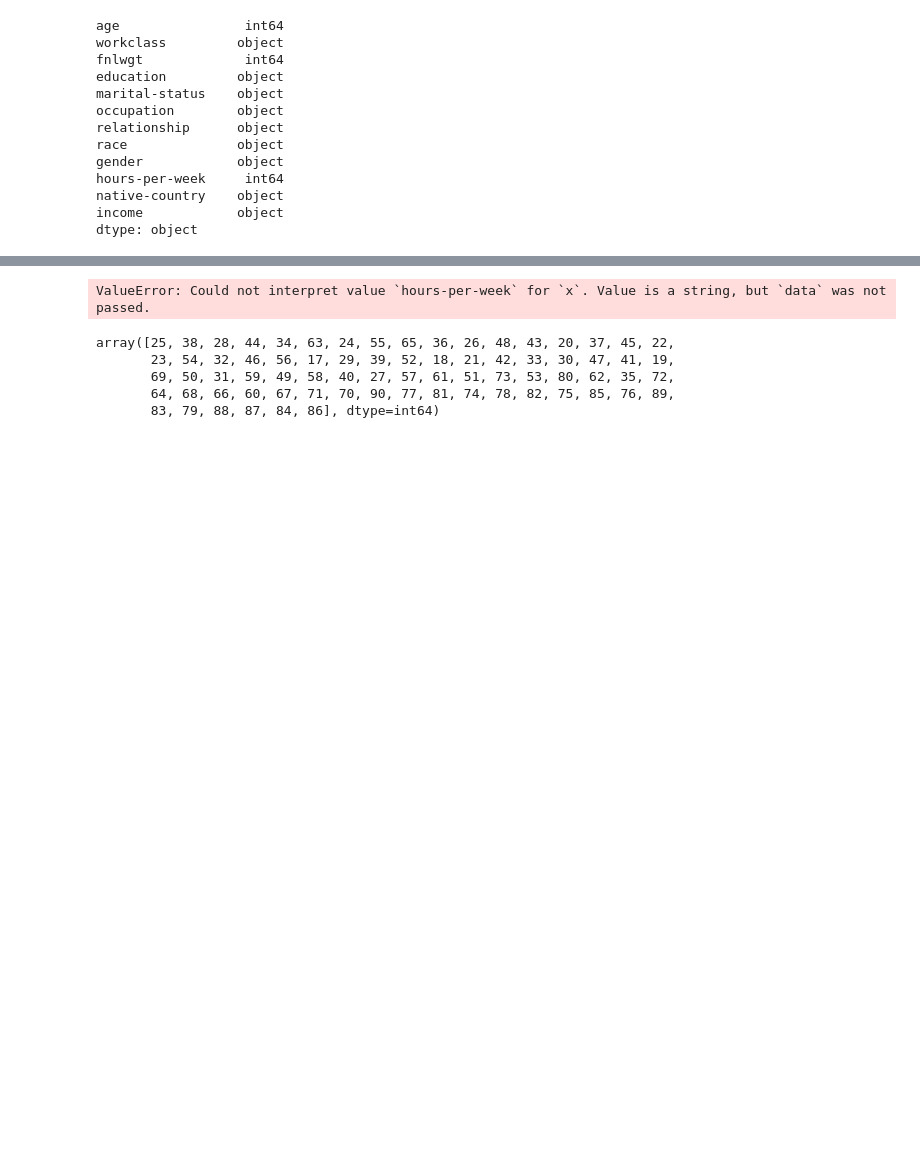
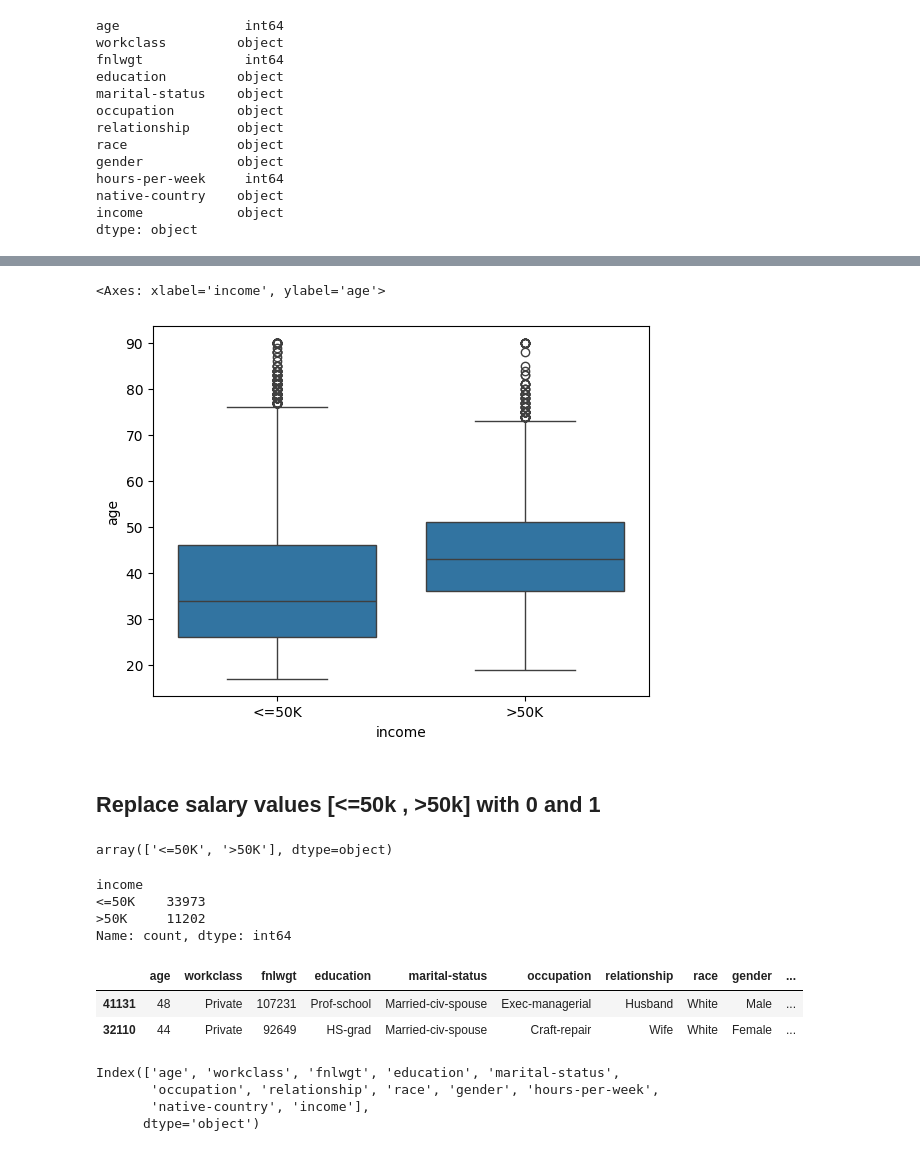
Before and after one commit to VISathish/Data_Analysis_Basic_Projects, a Jupyter notebook: Adult_Income/Adult_Income.ipynb, the cells around one changed output, grey strips where cells are left out. Cells and saved outputs as stored; diff of their text form; code cells hidden in the pictures; blank space fills up the shorter version.

```diff
--- a/Adult_Income/Adult_Income.ipynb
+++ b/Adult_Income/Adult_Income.ipynb
@@ -472,2 +473,0 @@ df['income'].nunique()
-# %%
-df['income']=pd.to_numeric(df['income'])
@@ -476,12 +490,31 @@ ValueError: Unable to parse string "<=50K" at position 0
 # %%
-sns.boxplot(x='hours-per-week',y='age',df=df)
+sns.boxplot(x='income',y='age',data=df)
 # %% [output]
-ValueError: Could not interpret value `hours-per-week` for `x`. Value is a string, but `data` was not passed.
+<Axes: xlabel='income', ylabel='age'>
+[figure, added]
-# %%
-df['age'].unique()
-# %% [output]
-array([25, 38, 28, 44, 34, 63, 24, 55, 65, 36, 26, 48, 43, 20, 37, 45, 22,
-       23, 54, 32, 46, 56, 17, 29, 39, 52, 18, 21, 42, 33, 30, 47, 41, 19,
-       69, 50, 31, 59, 49, 58, 40, 27, 57, 61, 51, 73, 53, 80, 62, 35, 72,
-       64, 68, 66, 60, 67, 71, 70, 90, 77, 81, 74, 78, 82, 75, 85, 76, 89,
-       83, 79, 88, 87, 84, 86], dtype=int64)
+# %% [markdown]
+## Replace salary values [<=50k , >50k] with 0 and 1
+# %%
+df['income'].unique()
+# %% [output]
+array(['<=50K', '>50K'], dtype=object)
+# %%
+df['income'].value_counts()
+# %% [output]
+income
+<=50K    33973
+>50K     11202
+Name: count, dtype: int64
+# %%
+df.sample(2)
+# %% [output]
+|  | age | workclass | fnlwgt | education | marital-status | occupation | relationship | race | gender | ... |
+| 41131 | 48 | Private | 107231 | Prof-school | Married-civ-spouse | Exec-managerial | Husband | White | Male | ... |
+| 32110 | 44 | Private | 92649 | HS-grad | Married-civ-spouse | Craft-repair | Wife | White | Female | ... |
+# %%
+df.columns
+# %% [output]
+Index(['age', 'workclass', 'fnlwgt', 'education', 'marital-status',
+       'occupation', 'relationship', 'race', 'gender', 'hours-per-week',
+       'native-country', 'income'],
+      dtype='object')
```
Also changed, not shown: parts of 22 cells of this notebook.
